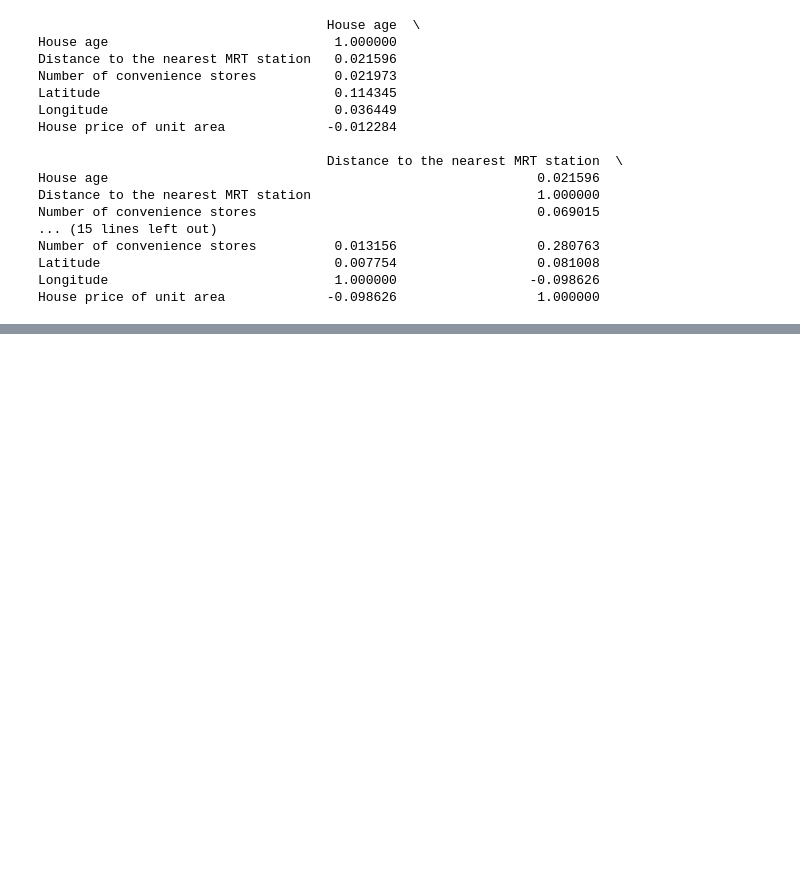
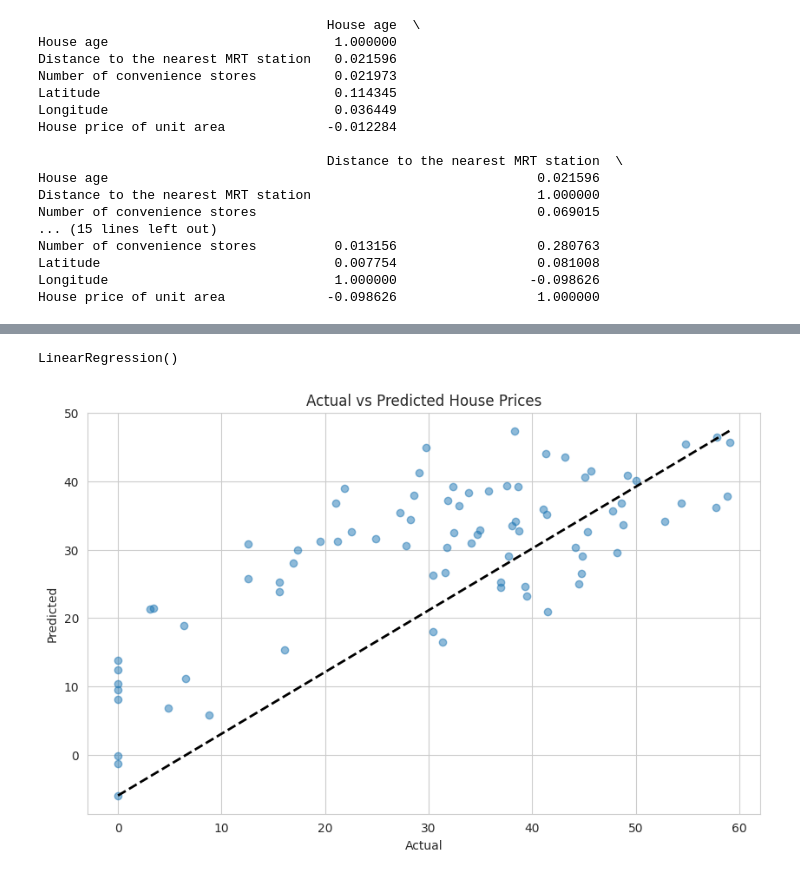
Before and after one commit to XamanekMTZ/ML_Transformers_001, a Jupyter notebook: MachineLearning/End.to.End/001_predictive.model_real.state.ipynb, the cells around one changed output, grey strips where cells are left out. Drawn from its saved outputs; the diff is of its cells as text; code cells hidden in the pictures; blank space fills up the shorter version.

```diff
--- a/MachineLearning/End.to.End/001_predictive.model_real.state.ipynb
+++ b/MachineLearning/End.to.End/001_predictive.model_real.state.ipynb
@@ -208,0 +214,53 @@ House price of unit area             -0.098626                  1.000000
+# %%
+# Regression model to predict the real state prices using the Linear Regression algorithm.
+
+from sklearn.model_selection import train_test_split
+from sklearn.linear_model import LinearRegression
+from sklearn.metrics import mean_squared_error, r2_score
+
+# Select features and target variable.
+features = [
+  'Distance to the nearest MRT station',
+  'Number of convenience stores',
+  'Latitude',
+  'Longitude',
+]
+target = 'House price of unit area'
+
+X = real_state_data[ features ]
+y = real_state_data[ target ]
+
+# Splitting the dataset into training and testing sets
+X_train, X_test, y_train, y_test = train_test_split(
+  X, y,
+  test_size = 0.2,
+  random_state = 42
+  )
+
+# Model initialization
+model = LinearRegression()
+
+# Training the model
+model.fit( X_train, y_train )
+# %% [output]
+LinearRegression()
+# %%
+# Making predictions using the linear regression model
+y_pred_lr = model.predict( X_test )
+
+# Visualization: Actual vs Predicted values
+plt.figure( figsize = ( 10, 6 ) )
+plt.scatter( y_test, y_pred_lr, alpha = 0.5 )
+plt.plot(
+  [ y_test.min(), y_test.max() ],
+  [ y_pred_lr.min(), y_pred_lr.max() ],
+  'k--',
+  lw = 2
+  )
+
+plt.xlabel( 'Actual' )
+plt.ylabel( 'Predicted' )
+plt.title( 'Actual vs Predicted House Prices' )
+plt.show()
+# %% [output]
+[figure, added]
```
Also changed, not shown: parts of 1 cell of this notebook, 1 other file.
